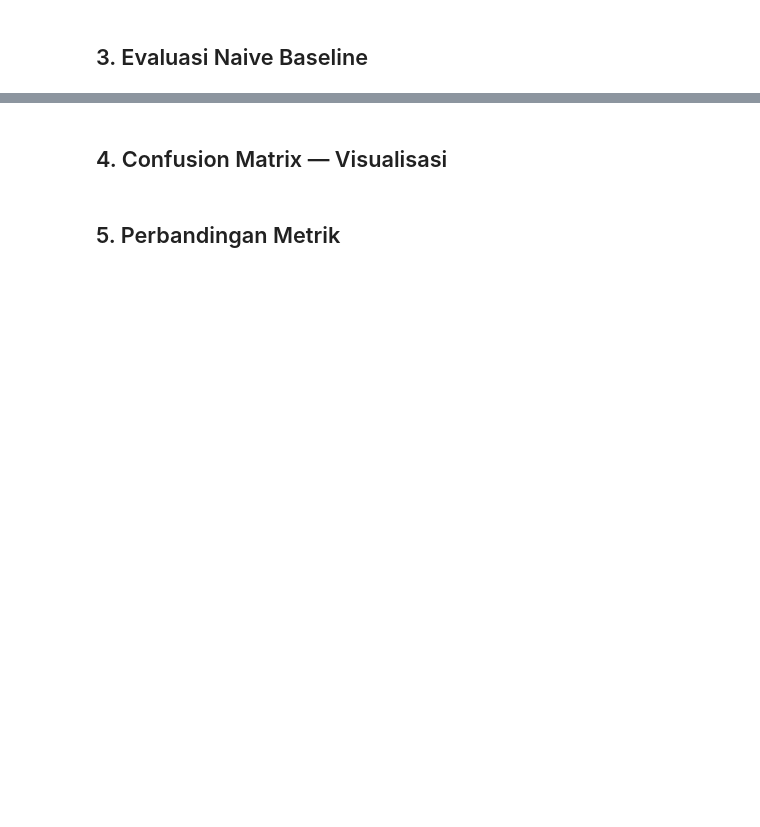
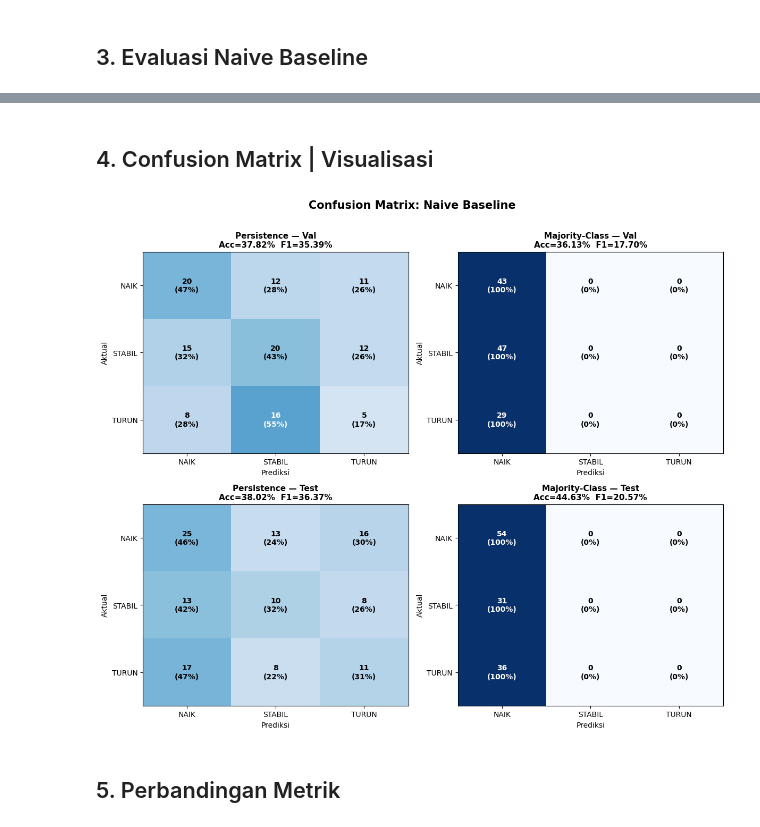
Before and after one commit to mikailachmad/nlp-trio-bertiga, a Jupyter notebook: notebook/naive_baseline_experiment.ipynb, the cells around one changed output, grey strips where cells are left out. Saved outputs shown, nothing was run; the diff lists cells and outputs as text; code cells hidden in the pictures; blank space fills up the shorter version.

```diff
--- a/notebook/naive_baseline_experiment.ipynb
+++ b/notebook/naive_baseline_experiment.ipynb
@@ -12,8 +12,16 @@ Tujuannya: menetapkan *lower bound* performa. Model selanjutnya (ARIMA, XGBoost,
 import sys
 from pathlib import Path
 
-# Supaya bisa import dari src/
-REPO_ROOT = Path.cwd()
+def _find_repo_root(start: Path) -> Path:
+    for candidate in [start, *start.parents]:
+        if (candidate / "src").is_dir() and (candidate / "requirements.txt").exists():
+            return candidate
+    raise RuntimeError(
+        "Repo root tidak ditemukan. Jalankan notebook dari dalam repo "
+        "nlp-trio-bertiga (folder manapun di dalamnya)."
+    )
+
+REPO_ROOT = _find_repo_root(Path.cwd())
 if str(REPO_ROOT) not in sys.path:
     sys.path.insert(0, str(REPO_ROOT))
 
@@ -52,5 +66,5 @@ Sebelum evaluasi baseline, kita lihat distribusi kelas di setiap split. Ini pent
 # %%
-fig, axes = plt.subplots(1, 3, figsize=(14, 4), sharey=True)
+fig, axes = plt.subplots(1, 3, figsize=(14, 4))
 colors = {"NAIK": "#2ecc71", "STABIL": "#3498db", "TURUN": "#e74c3c"}
 
 for ax, (name, df) in zip(axes, [("Train", train), ("Val", val), ("Test", test)]):
@@ -58,12 +72,12 @@ for ax, (name, df) in zip(axes, [("Train", train), ("Val", val), ("Test", test)]
     bars = ax.bar(LABEL_ORDER, counts, color=[colors[l] for l in LABEL_ORDER], edgecolor="white", linewidth=0.5)
     ax.set_title(f"{name} (n={len(df)})", fontweight="bold", fontsize=13)
     ax.set_ylabel("Jumlah Hari" if ax == axes[0] else "")
+    ax.set_ylim(0, counts.max() * 1.25)
     # Label jumlah dan persentase di atas bar
     for bar, count in zip(bars, counts):
         pct = count / len(df) * 100
-        ax.text(bar.get_x() + bar.get_width()/2, bar.get_height() + 3,
+        ax.text(bar.get_x() + bar.get_width()/2, bar.get_height() + counts.max() * 0.03,
                 f"{count}\n({pct:.1f}%)", ha="center", va="bottom", fontsize=10)
-    ax.set_ylim(0, counts.max() * 1.25)
 
 fig.suptitle("Distribusi Kelas Target per Split", fontsize=15, fontweight="bold", y=1.02)
 plt.tight_layout()
@@ -99,5 +123,5 @@ for split_name, split_df in [("val", val), ("test", test)]:
 # %% [markdown]
-## 4. Confusion Matrix — Visualisasi
+## 4. Confusion Matrix | Visualisasi
 # %%
 fig, axes = plt.subplots(2, 2, figsize=(12, 10))
 
@@ -110,34 +134,36 @@ plot_configs = [
 
 for row, col, split, strategy, title in plot_configs:
     ax = axes[row][col]
     cm = np.array(results[split][strategy]["confusion_matrix"])
 
     # Normalize per-row (recall)
     cm_norm = cm.astype(float) / cm.sum(axis=1, keepdims=True)
 
     im = ax.imshow(cm_norm, cmap="Blues", vmin=0, vmax=1, aspect="auto")
 
     # Annotate cells
     for i in range(len(LABEL_ORDER)):
         for j in range(len(LABEL_ORDER)):
             color = "white" if cm_norm[i, j] > 0.5 else "black"
             ax.text(j, i, f"{cm[i,j]}\n({cm_norm[i,j]:.0%})",
                     ha="center", va="center", fontsize=10, color=color, fontweight="bold")
 
     ax.set_xticks(range(len(LABEL_ORDER)))
     ax.set_yticks(range(len(LABEL_ORDER)))
     ax.set_xticklabels(LABEL_ORDER)
     ax.set_yticklabels(LABEL_ORDER)
     ax.set_xlabel("Prediksi")
     ax.set_ylabel("Aktual")
     acc = results[split][strategy]["accuracy"]
     f1 = results[split][strategy]["macro_f1"]
     ax.set_title(f"{title}\nAcc={acc:.2%}  F1={f1:.2%}", fontweight="bold", fontsize=11)
 
-fig.suptitle("Confusion Matrix — Naive Baseline", fontsize=15, fontweight="bold", y=1.01)
+fig.suptitle("Confusion Matrix: Naive Baseline", fontsize=15, fontweight="bold", y=1.01)
 plt.tight_layout()
 plt.savefig(REPO_ROOT / "results" / "naive_baseline_confusion_matrix.png", dpi=150, bbox_inches="tight")
 plt.show()
+# %% [output]
+[figure, added]
 # %% [markdown]
 ## 5. Perbandingan Metrik
 # %%
```
Also changed, not shown: parts of 8 cells of this notebook, 8 other files.
